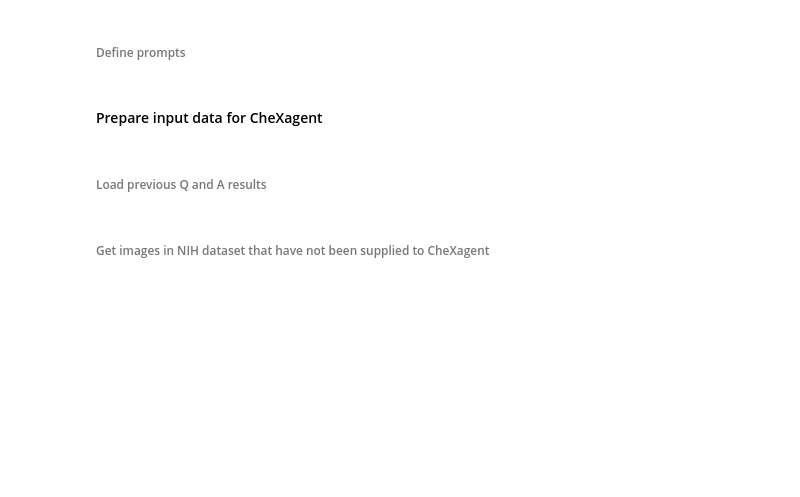
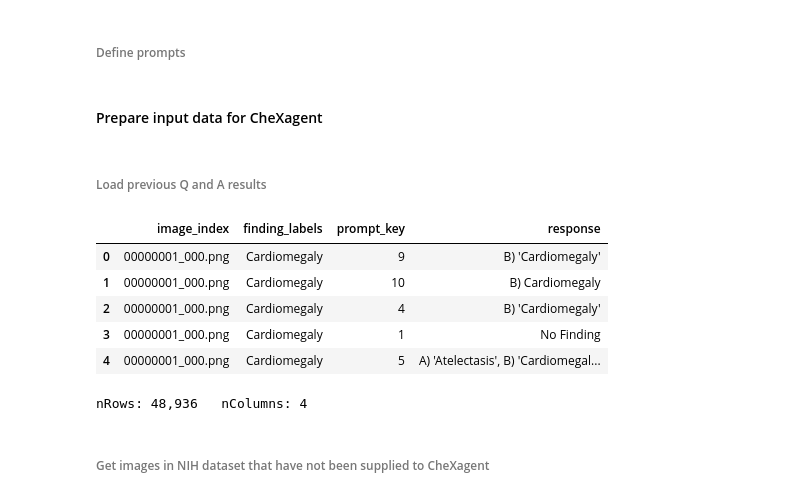
Before and after one commit to mark-rustad/CheXagent, a Jupyter notebook: get_started.ipynb, the cells around one changed output. Drawn from its saved outputs; the diff is of its cells as text; code cells hidden in the pictures; blank space fills up the shorter version.

```diff
--- a/get_started.ipynb
+++ b/get_started.ipynb
@@ -274,10 +275,21 @@ with open("output/prompts.json", "r") as json_file:
 # %% [markdown]
 ###### Load previous Q and A results
 # %%
-results_prev = pd.read_csv("output/disease_classification_QA.csv",
-                           usecols=["image_index", "finding_labels", "prompt_key", "response"], dtype=str)
+results_prev = pd.read_csv(
+    "output/disease_classification_QA.csv",
+    usecols=["image_index", "finding_labels", "prompt_key", "response"],
+    dtype=str,
+)
 display(results_prev.head())
 print(f"nRows: {results_prev.shape[0]:,}\tnColumns: {results_prev.shape[1]}")
+# %% [output]
+|  | image_index | finding_labels | prompt_key | response |
+| 0 | 00000001_000.png | Cardiomegaly | 9 | B) 'Cardiomegaly' |
+| 1 | 00000001_000.png | Cardiomegaly | 10 | B) Cardiomegaly |
+| 2 | 00000001_000.png | Cardiomegaly | 4 | B) 'Cardiomegaly' |
+| 3 | 00000001_000.png | Cardiomegaly | 1 | No Finding |
+| 4 | 00000001_000.png | Cardiomegaly | 5 | A) 'Atelectasis', B) 'Cardiomegal... |
+nRows: 48,936   nColumns: 4
 # %% [markdown]
 ###### Get images in NIH dataset that have not been supplied to CheXagent
 # %%
```
Also changed, not shown: parts of 15 cells of this notebook.
